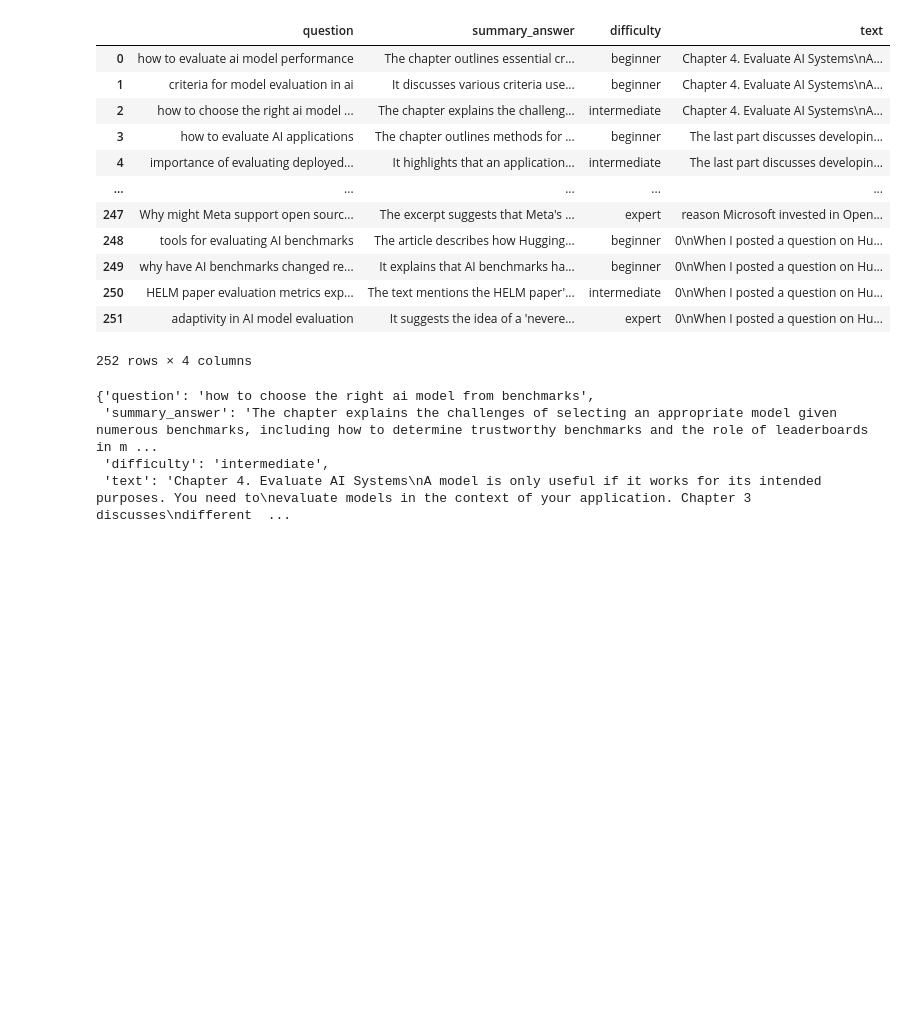
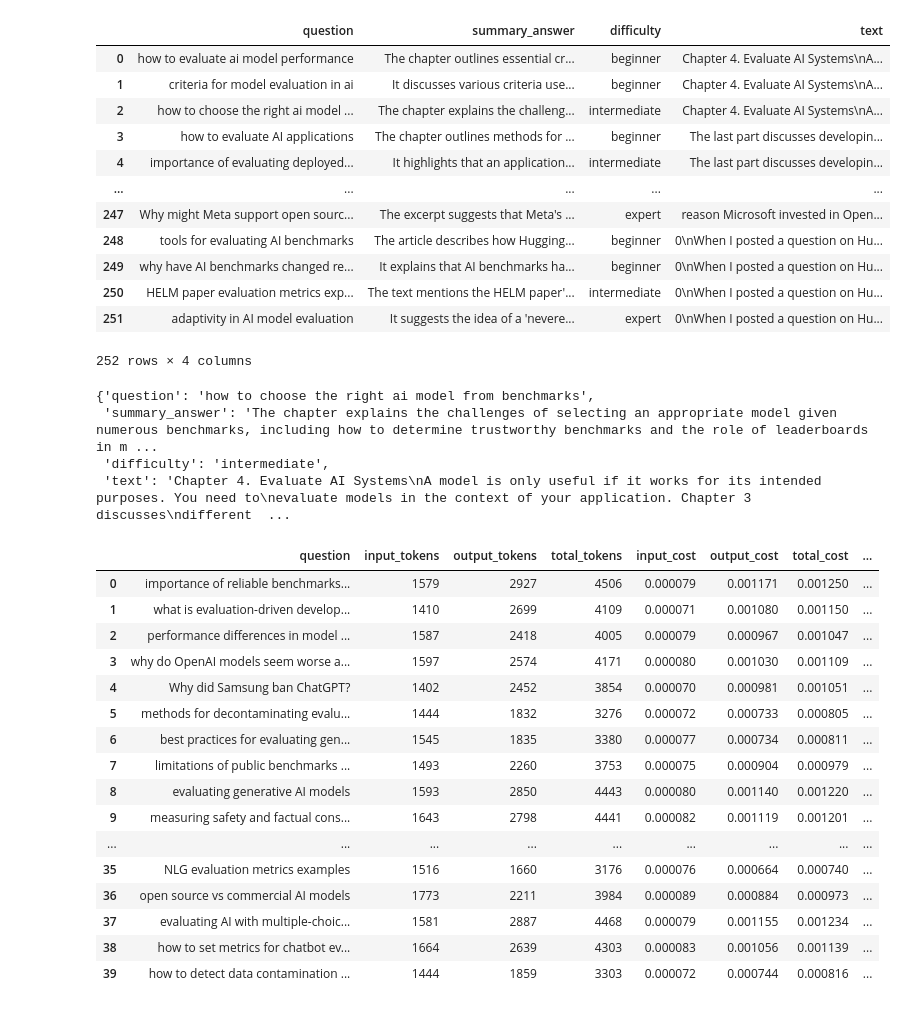
Before and after one commit to vtdinh13/ai-engineering-notes, a Jupyter notebook: experiment-chunking/generate_gt.ipynb, the cells around one changed output. Drawn from its saved outputs; the diff is of its cells as text; code cells hidden in the pictures; blank space fills up the shorter version.

```diff
--- a/experiment-chunking/generate_gt.ipynb
+++ b/experiment-chunking/generate_gt.ipynb
@@ -269,3 +269,25 @@ for chunk in gt_dict:
 gt_with_id = pd.DataFrame(gt_dict)
 
 gt_with_id.to_csv("generated_questions_chap4.csv", index=False)
+# %%
+import pandas as pd
+pd.reset_option("display.max_colwidth")
+pd.read_json("eval_chunk_300_250.json")
+# %% [output]
+|  | question | input_tokens | output_tokens | total_tokens | input_cost | output_cost | total_cost | ... |
+| 0 | importance of reliable benchmarks... | 1579 | 2927 | 4506 | 0.000079 | 0.001171 | 0.001250 | ... |
+| 1 | what is evaluation-driven develop... | 1410 | 2699 | 4109 | 0.000071 | 0.001080 | 0.001150 | ... |
+| 2 | performance differences in model ... | 1587 | 2418 | 4005 | 0.000079 | 0.000967 | 0.001047 | ... |
+| 3 | why do OpenAI models seem worse a... | 1597 | 2574 | 4171 | 0.000080 | 0.001030 | 0.001109 | ... |
+| 4 | Why did Samsung ban ChatGPT? | 1402 | 2452 | 3854 | 0.000070 | 0.000981 | 0.001051 | ... |
+| 5 | methods for decontaminating evalu... | 1444 | 1832 | 3276 | 0.000072 | 0.000733 | 0.000805 | ... |
+| 6 | best practices for evaluating gen... | 1545 | 1835 | 3380 | 0.000077 | 0.000734 | 0.000811 | ... |
+| 7 | limitations of public benchmarks ... | 1493 | 2260 | 3753 | 0.000075 | 0.000904 | 0.000979 | ... |
+| 8 | evaluating generative AI models | 1593 | 2850 | 4443 | 0.000080 | 0.001140 | 0.001220 | ... |
+| 9 | measuring safety and factual cons... | 1643 | 2798 | 4441 | 0.000082 | 0.001119 | 0.001201 | ... |
+| ... | ... | ... | ... | ... | ... | ... | ... | ... |
+| 35 | NLG evaluation metrics examples | 1516 | 1660 | 3176 | 0.000076 | 0.000664 | 0.000740 | ... |
+| 36 | open source vs commercial AI models | 1773 | 2211 | 3984 | 0.000089 | 0.000884 | 0.000973 | ... |
+| 37 | evaluating AI with multiple-choic... | 1581 | 2887 | 4468 | 0.000079 | 0.001155 | 0.001234 | ... |
+| 38 | how to set metrics for chatbot ev... | 1664 | 2639 | 4303 | 0.000083 | 0.001056 | 0.001139 | ... |
+| 39 | how to detect data contamination ... | 1444 | 1859 | 3303 | 0.000072 | 0.000744 | 0.000816 | ... |
```
Also changed, not shown: 11 other files.
